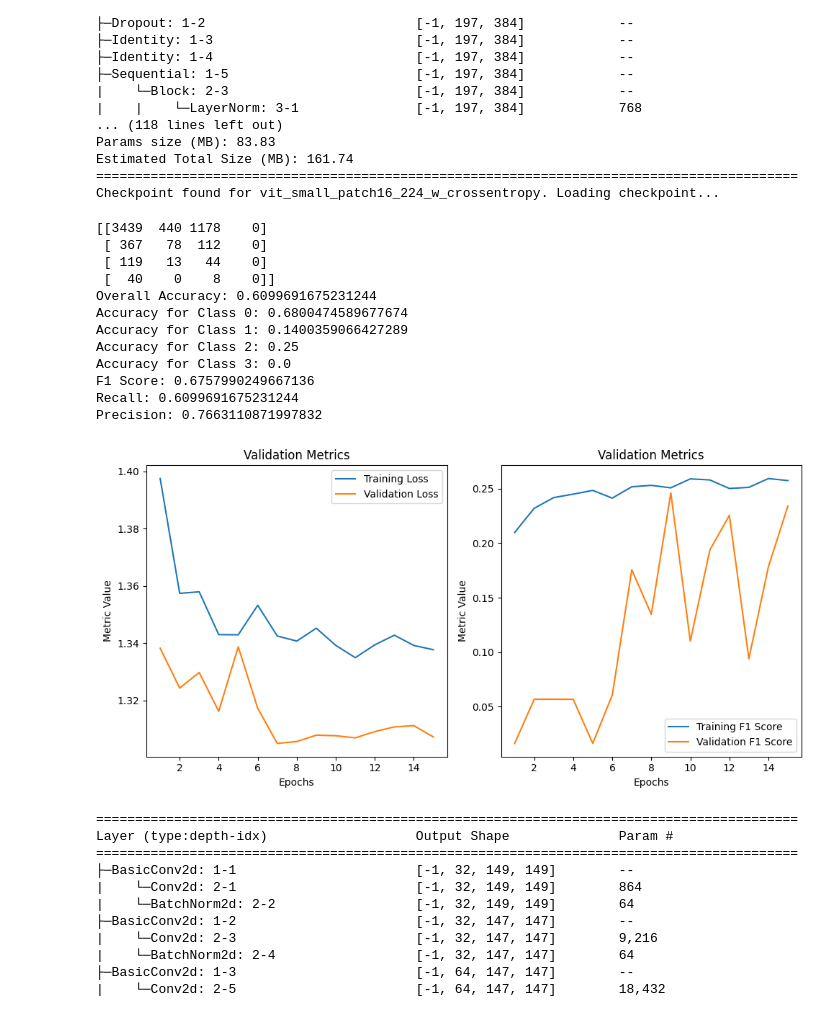
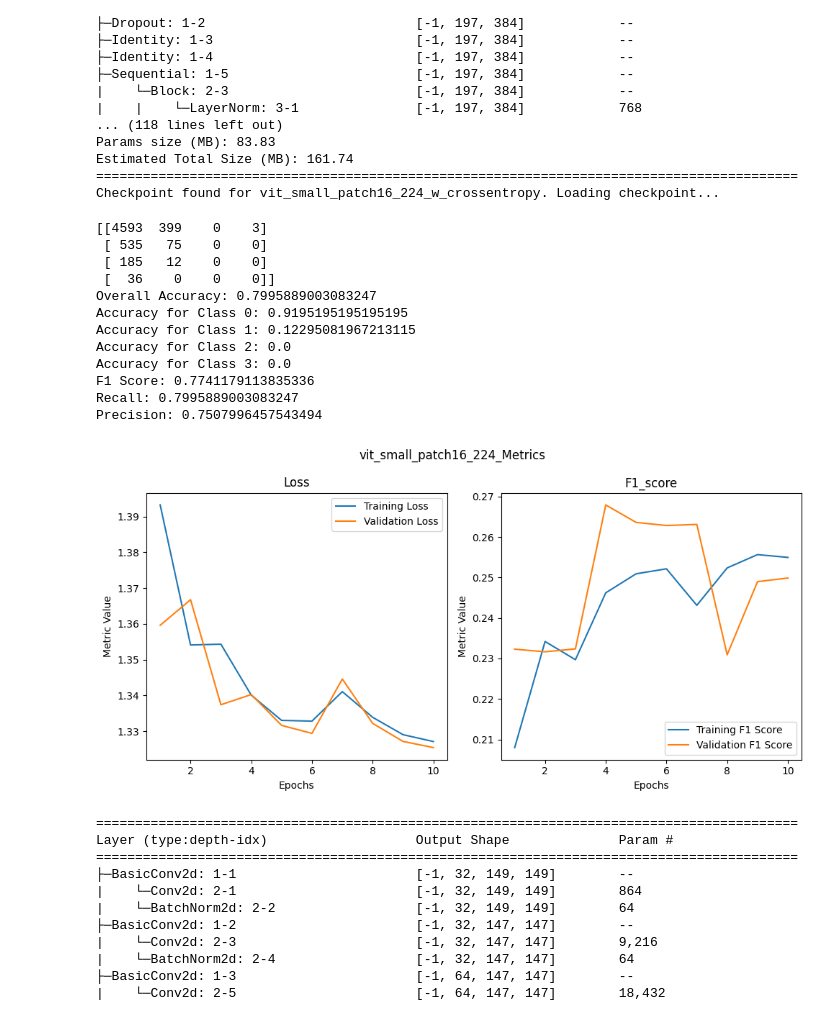
Before and after one commit to LHJJosh/DeepDementiaDetect, a Jupyter notebook: oasis_3_notebook.ipynb, the cells around one changed output. Cells and saved outputs as stored; diff of their text form; code cells hidden in the pictures.

```diff
--- a/oasis_3_notebook.ipynb
+++ b/oasis_3_notebook.ipynb
@@ -330,10 +339,13 @@ Functions for training the model. Includes NiftiDataset, HierarchicalCrossEntrop
 # %%
 from torch.utils.data import DataLoader, random_split
+from albumentations import Compose, RandomRotate90, Flip, Transpose, RandomResizedCrop, Normalize
+from albumentations.pytorch import ToTensorV2
 
 class NiftiDataset(Dataset):
-    def __init__(self, dataframe, preprocessed_dir):
+    def __init__(self, dataframe, preprocessed_dir, transform=None):
         self.dataframe = dataframe
         self.preprocessed_dir = preprocessed_dir
+        self.transform = transform
 
     def __len__(self):
         return len(self.dataframe)
@@ -343,10 +355,12 @@ class NiftiDataset(Dataset):
         label = row['label']
         img_path = row['file_path']  # Use the exact path from the dataframe
         scan = cv2.imread(img_path)
-        # scan = cv2.resize(scan, (224,224), interpolation=cv2.INTER_LINEAR)
         scan = scan / 255.0  # Normalize the image to [0, 1]
         scan_tensor = torch.from_numpy(scan).float()
 
+        if self.transform:
+            transformed = self.transform(image=scan)
+            scan = transformed['image']
         # If the image is grayscale, we use unsqueeze to add the channel dimension
         if len(scan.shape) == 2:
             scan_tensor = scan_tensor.unsqueeze(0)  # Add channel dimension for grayscale image
@@ -357,7 +371,17 @@ class NiftiDataset(Dataset):
 
         return scan_tensor, label_tensor
 
-dataset = NiftiDataset(jpg_data_loader_df, preprocessed_dir=save_dir)
+# Define Albumentations transformations
+transform = Compose([
+    RandomRotate90(),
+    Flip(),
+    Transpose(),
+    ToTensorV2(),
+])
+
+# Create the dataset with the transformations
+dataset = NiftiDataset(jpg_data_loader_df, preprocessed_dir=save_dir, transform=transform)
+
 
 # Create a list of labels for stratified splitting
 labels = jpg_data_loader_df.iloc[:, 1].values
@@ -423,13 +447,14 @@ def plot_metrics(metric_history, title='Metrics', ylabel='Metric Value'):
     epochs = range(1, len(metric_history['val_loss']) + 1)
 
     plt.figure(figsize=(10, 5))
+    plt.suptitle(title)  # Add overall title
 
     plt.subplot(1, 2, 1)
     plt.plot(epochs, metric_history['train_loss'], label='Training Loss')
     plt.plot(epochs, metric_history['val_loss'], label='Validation Loss')
     plt.xlabel('Epochs')
     plt.ylabel(ylabel)
-    plt.title(title)
+    plt.title('Loss')
     plt.legend()
 
     plt.subplot(1, 2, 2)
@@ -437,7 +462,7 @@ def plot_metrics(metric_history, title='Metrics', ylabel='Metric Value'):
     plt.plot(epochs, metric_history['val_f1'], label='Validation F1 Score')
     plt.xlabel('Epochs')
     plt.ylabel(ylabel)
-    plt.title(title)
+    plt.title('F1_score')
     plt.legend()
 
     plt.tight_layout()
@@ -749,7 +774,7 @@ optimizer = optim.Adam(model2.parameters(), lr=0.0001, betas=(0.9, 0.999), weigh
 # Train the model
 metric_history = {'val_loss': [], 'val_f1': [], 'train_loss': [], 'train_f1': []}
 model_name='vit_small_patch16_224'
-model2 = train_model(model2, model_name='vit_small_patch16_224_w_crossentropy', num_epochs=15)
+model2 = train_model(model2, model_name='vit_small_patch16_224_w_crossentropy', num_epochs=10)
 # %% [output]
 ==========================================================================================
 Layer (type:depth-idx)                   Output Shape              Param #
@@ -771,36 +796,36 @@ Checkpoint found for vit_small_patch16_224_w_crossentropy. Loading checkpoint...
 # %%
 ## Evaluate
 overall_accuracy, class_accuracies, f1, recall, precision = evaluate_model(model2, test_dataloader, device)
 print(f'Overall Accuracy: {overall_accuracy}')
 for i, class_accuracy in enumerate(class_accuracies):
     print(f'Accuracy for Class {i}: {class_accuracy}')
 print(f'F1 Score: {f1}')
 print(f'Recall: {recall}')
 print(f'Precision: {precision}')
 
 # Convert metric history to a DataFrame
 metric_df = pd.DataFrame(metric_history)
 
 # Save the DataFrame to a CSV file
 csv_file_path = os.path.join('checkpoints/', f'{model_name}_metrics.csv')
 if not os.path.exists(csv_file_path):
     metric_df.to_csv(csv_file_path, index=False)
 
-plot_metrics_from_csv(model_name, title='Validation Metrics', ylabel='Metric Value')
+plot_metrics_from_csv(model_name, title=model_name + '_Metrics', ylabel='Metric Value')
 # %% [output]
-[[3439  440 1178    0]
- [ 367   78  112    0]
- [ 119   13   44    0]
- [  40    0    8    0]]
-Overall Accuracy: 0.6099691675231244
-Accuracy for Class 0: 0.6800474589677674
-Accuracy for Class 1: 0.1400359066427289
-Accuracy for Class 2: 0.25
+[[4593  399    0    3]
+ [ 535   75    0    0]
+ [ 185   12    0    0]
+ [  36    0    0    0]]
+Overall Accuracy: 0.7995889003083247
+Accuracy for Class 0: 0.9195195195195195
+Accuracy for Class 1: 0.12295081967213115
+Accuracy for Class 2: 0.0
 Accuracy for Class 3: 0.0
-F1 Score: 0.6757990249667136
-Recall: 0.6099691675231244
-Precision: 0.7663110871997832
+F1 Score: 0.7741179113835336
+Recall: 0.7995889003083247
+Precision: 0.7507996457543494
-[figure, old version]
+[figure, new version]
 # %%
 del model2
 torch.cuda.empty_cache()
```
Also changed, not shown: parts of 42 cells of this notebook.
